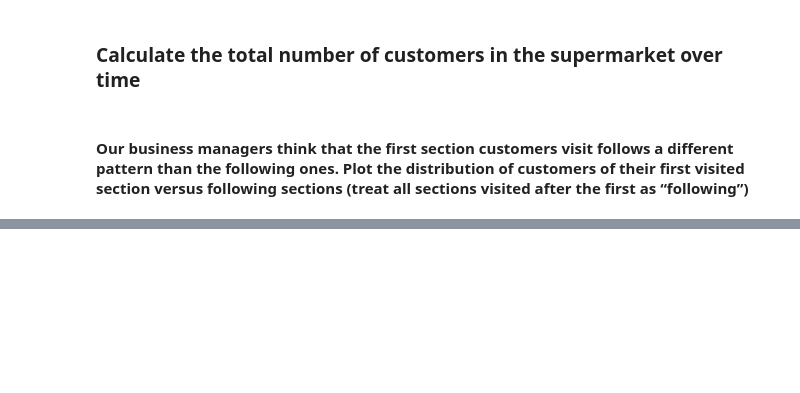
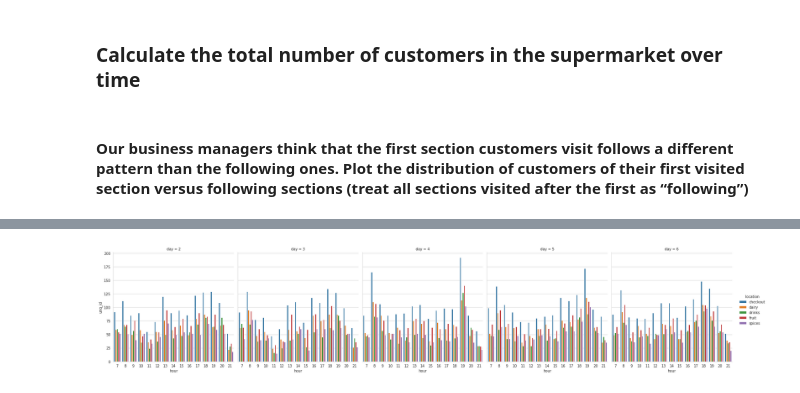
Before and after one commit to Krystana/KMP-simulation, a Jupyter notebook: simpro_01_EDA_Murat.ipynb, the cells around one changed output, grey strips where cells are left out. Drawn from its saved outputs; the diff is of its cells as text; code cells hidden in the pictures; blank space fills up the shorter version.

```diff
--- a/simpro_01_EDA_Murat.ipynb
+++ b/simpro_01_EDA_Murat.ipynb
@@ -3,3 +1,8 @@ import pandas as pd
+# %%
+import pandas as pd
+import matplotlib.pyplot as plt
+import seaborn as sns
+sns.set_style("whitegrid")
 # %%
 df = pd.read_csv('data/df_prepped.csv')
 df.head()
@@ -24,3 +34,6 @@ df.tail()
 ### Calculate the total number of customers in the supermarket over time
 # %% [markdown]
 #### Our business managers think that the first section customers visit follows a different pattern than the following ones. Plot the distribution of customers of their first visited section versus following sections (treat all sections visited after the first as “following”)
+# %%
+df['timestamp'] = pd.to_datetime(df['timestamp'])
+df.dtypes
@@ -26,0 +48,4 @@ df.tail()
+# %%
+df['day'] = df['timestamp'].dt.day
+df['hour'] = df['timestamp'].dt.hour
+df.head()
@@ -26,0 +59,5 @@ df.tail()
+# %%
+grouped_df = df.groupby(["day","hour",'location'])
+grouped_df = grouped_df.agg({"unq_id": "nunique"})
+grouped_df = grouped_df.reset_index()
+grouped_df
@@ -26,0 +78,5 @@ df.tail()
+# %%
+sns.catplot(data=grouped_df, kind="bar",
+            x="hour", y="unq_id", hue="location", col="day");
+# %% [output]
+[figure, added]
```
Also changed, not shown: parts of 11 cells of this notebook, 4 other files.
